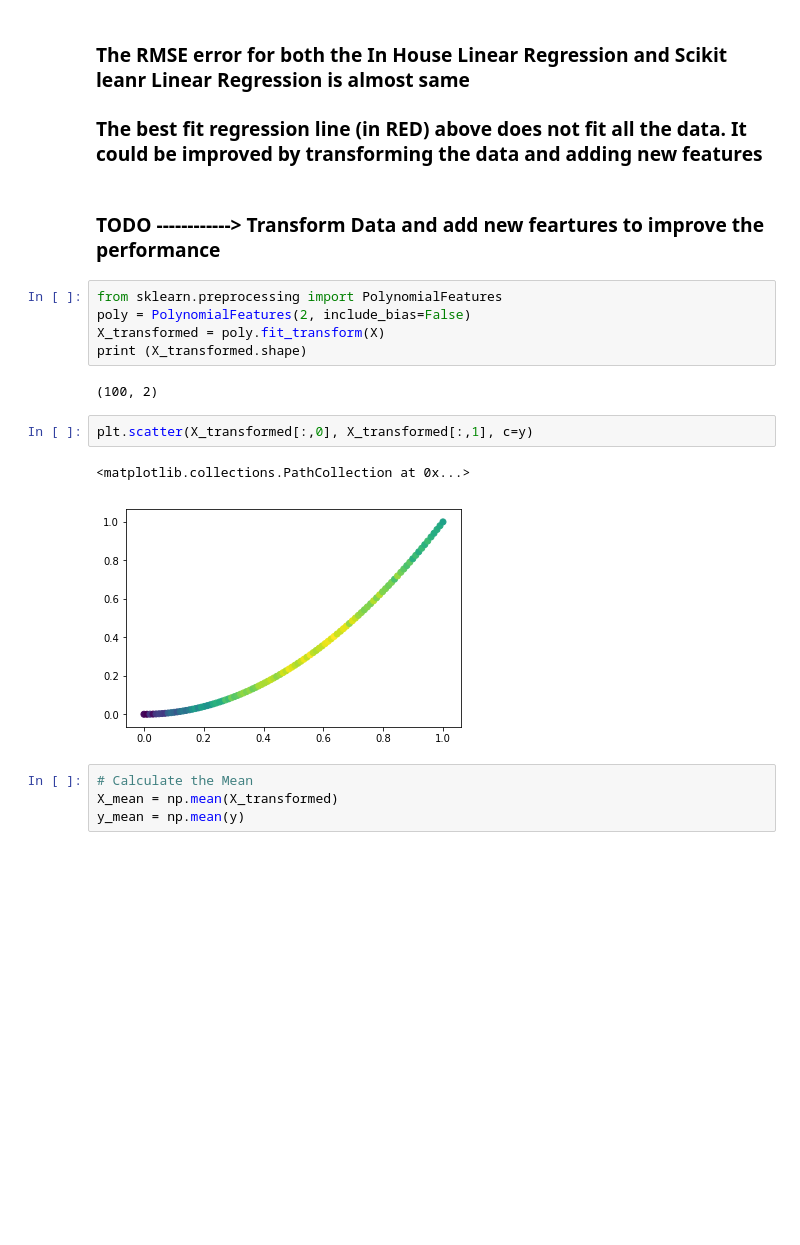
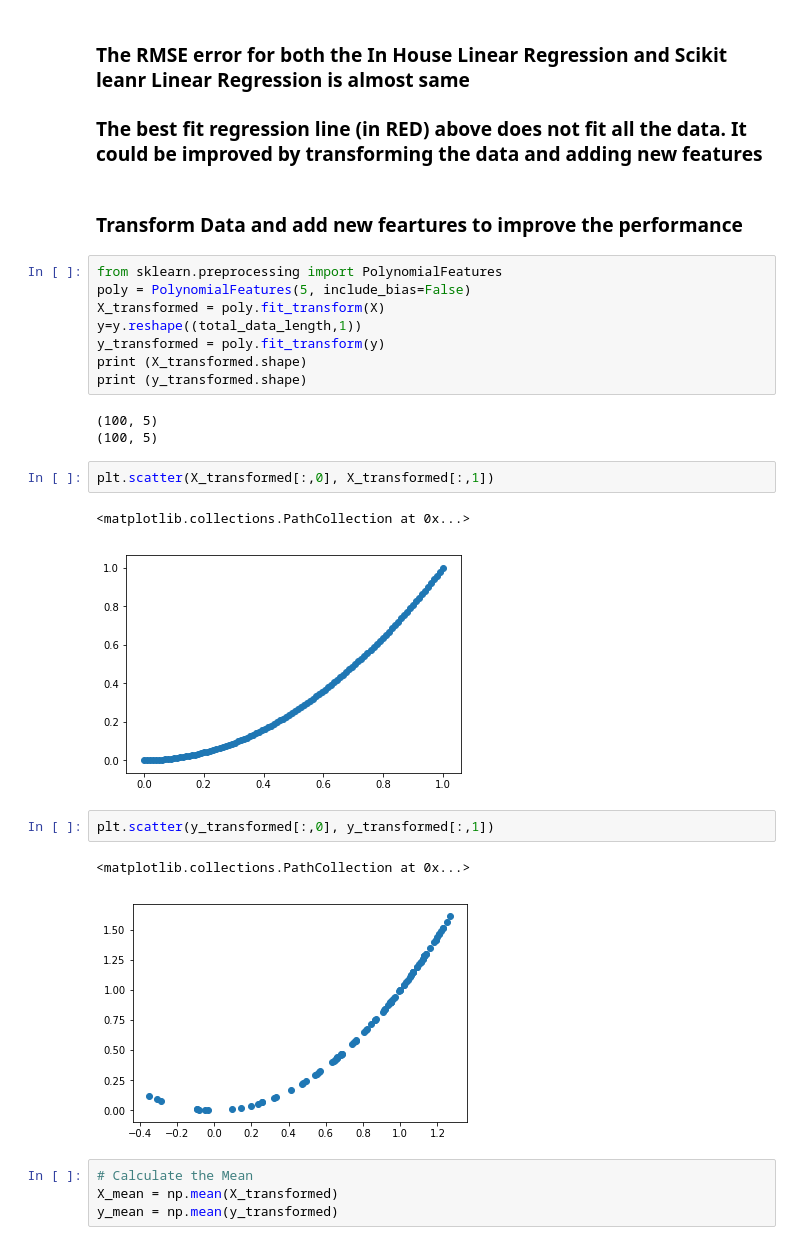
Before and after one commit to vipulpopat/MSCAI_Sem1_Etivity3, a Jupyter notebook: Etivity3_LinearRegression.ipynb, the cells around one changed output. Saved outputs shown, nothing was run; the diff lists cells and outputs as text; blank space fills up the shorter version.

```diff
--- a/Etivity3_LinearRegression.ipynb
+++ b/Etivity3_LinearRegression.ipynb
@@ -112,23 +112,32 @@ RMSE - Scikit Learn Linear Regression: 0.32027888915749275
 
 ### The best fit regression line (in RED) above does not fit all the data. It could be improved by transforming the data and adding new features
 # %% [markdown]
-### TODO ------------> Transform Data and add new feartures to improve the performance
+### Transform Data and add new feartures to improve the performance
 # %%
 from sklearn.preprocessing import PolynomialFeatures
-poly = PolynomialFeatures(2, include_bias=False)
+poly = PolynomialFeatures(5, include_bias=False)
 X_transformed = poly.fit_transform(X)
+y=y.reshape((total_data_length,1))
+y_transformed = poly.fit_transform(y)
 print (X_transformed.shape)
+print (y_transformed.shape)
 # %% [output]
-(100, 2)
+(100, 5)
+(100, 5)
 # %%
-plt.scatter(X_transformed[:,0], X_transformed[:,1], c=y)
+plt.scatter(X_transformed[:,0], X_transformed[:,1])
 # %% [output]
 <matplotlib.collections.PathCollection at 0x...>
-[figure, old version]
+[figure, new version]
+# %%
+plt.scatter(y_transformed[:,0], y_transformed[:,1])
+# %% [output]
+<matplotlib.collections.PathCollection at 0x...>
+[figure, added]
 # %%
 # Calculate the Mean
 X_mean = np.mean(X_transformed)
-y_mean = np.mean(y)
+y_mean = np.mean(y_transformed)
 # %%
 # Find the coefficients
 total_data_length = len(X_transformed)
```
Also changed, not shown: parts of 4 cells of this notebook, 2 other files.
